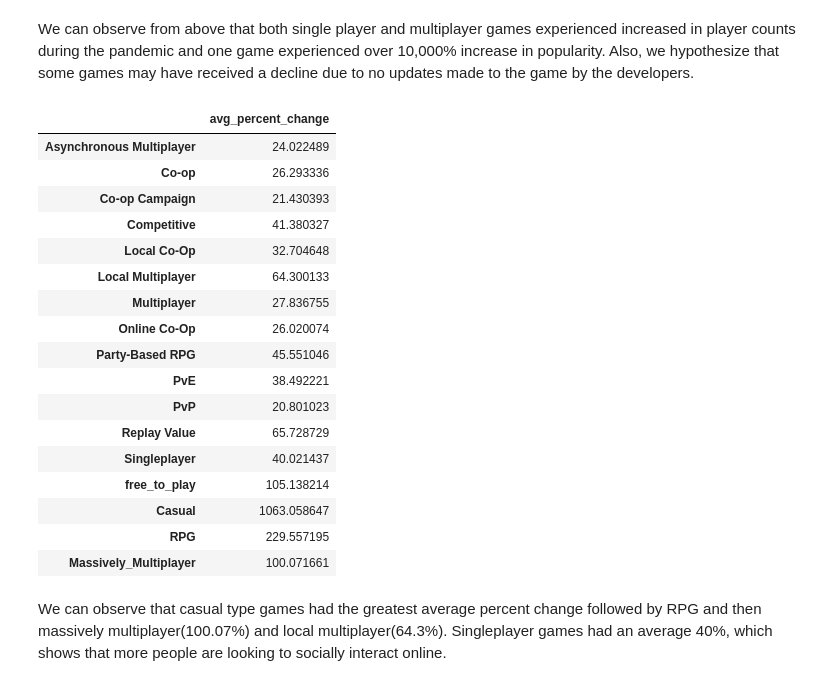
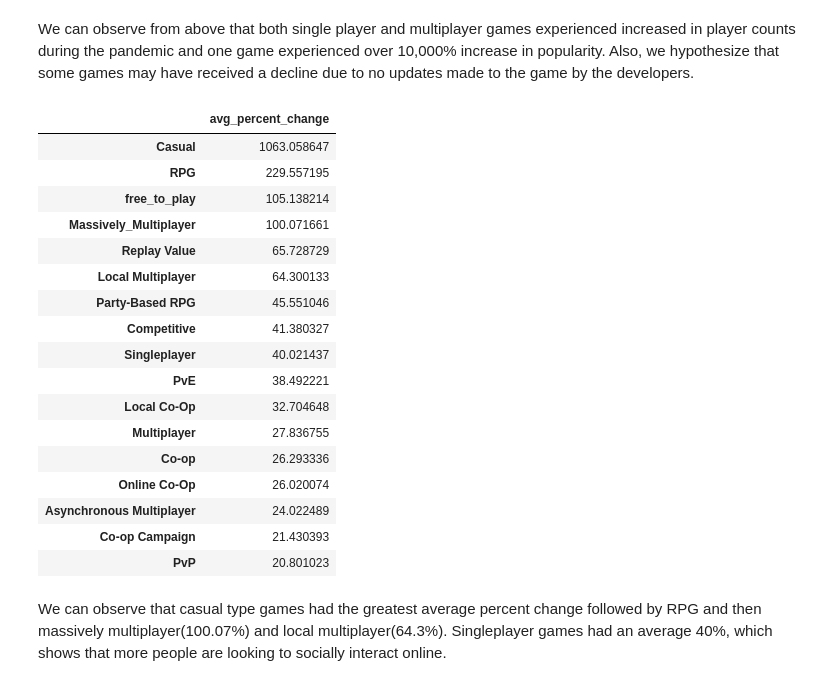
Before and after one commit to tnn050/Social-Gaming-During-COVID-19, a Jupyter notebook: FinalProject_group044.ipynb, the cells around one changed output. Drawn from its saved outputs; the diff is of its cells as text; code cells hidden in the pictures.

```diff
--- a/FinalProject_group044.ipynb
+++ b/FinalProject_group044.ipynb
@@ -958,32 +958,33 @@ def findAvgPercent(df, col_name):
 # %%
 l = ['Asynchronous Multiplayer', 'Co-op',
        'Co-op Campaign', 'Competitive', 'Local Co-Op', 'Local Multiplayer',
        'Multiplayer', 'Online Co-Op', 'Party-Based RPG', 'PvE', 'PvP',
        'Replay Value', 'Singleplayer', 'free_to_play', 'Casual', 'RPG',
        'Massively_Multiplayer']
 d = dict()
 for c in l:
     d[c] = findAvgPercent(combined_reduced_df, c)
+d = dict(sorted(d.items(), key=lambda item: item[1], reverse=True))
 pd.DataFrame.from_dict(d, orient='index', columns=['avg_percent_change'])
 # %% [output]
 |  | avg_percent_change |
-| Asynchronous Multiplayer | 24.022489 |
-| Co-op | 26.293336 |
-| Co-op Campaign | 21.430393 |
-| Competitive | 41.380327 |
-| Local Co-Op | 32.704648 |
-| Local Multiplayer | 64.300133 |
-| Multiplayer | 27.836755 |
-| Online Co-Op | 26.020074 |
-| Party-Based RPG | 45.551046 |
-| PvE | 38.492221 |
-| PvP | 20.801023 |
-| Replay Value | 65.728729 |
-| Singleplayer | 40.021437 |
-| free_to_play | 105.138214 |
 | Casual | 1063.058647 |
 | RPG | 229.557195 |
+| free_to_play | 105.138214 |
 | Massively_Multiplayer | 100.071661 |
+| Replay Value | 65.728729 |
+| Local Multiplayer | 64.300133 |
+| Party-Based RPG | 45.551046 |
+| Competitive | 41.380327 |
+| Singleplayer | 40.021437 |
+| PvE | 38.492221 |
+| Local Co-Op | 32.704648 |
+| Multiplayer | 27.836755 |
+| Co-op | 26.293336 |
+| Online Co-Op | 26.020074 |
+| Asynchronous Multiplayer | 24.022489 |
+| Co-op Campaign | 21.430393 |
+| PvP | 20.801023 |
 # %% [markdown]
 We can observe that casual type games had the greatest average percent change followed by RPG and then massively multiplayer(100.07%) and local multiplayer(64.3%). Singleplayer games had an average 40%, which shows that more people are looking to socially interact online.
 # %% [markdown]
```
